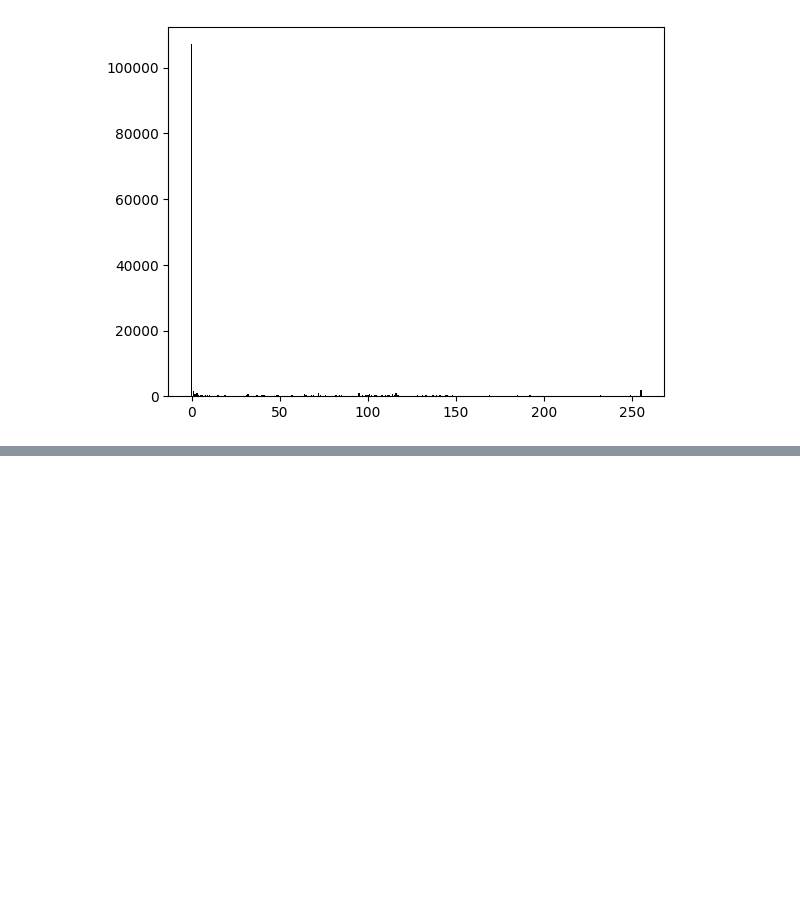
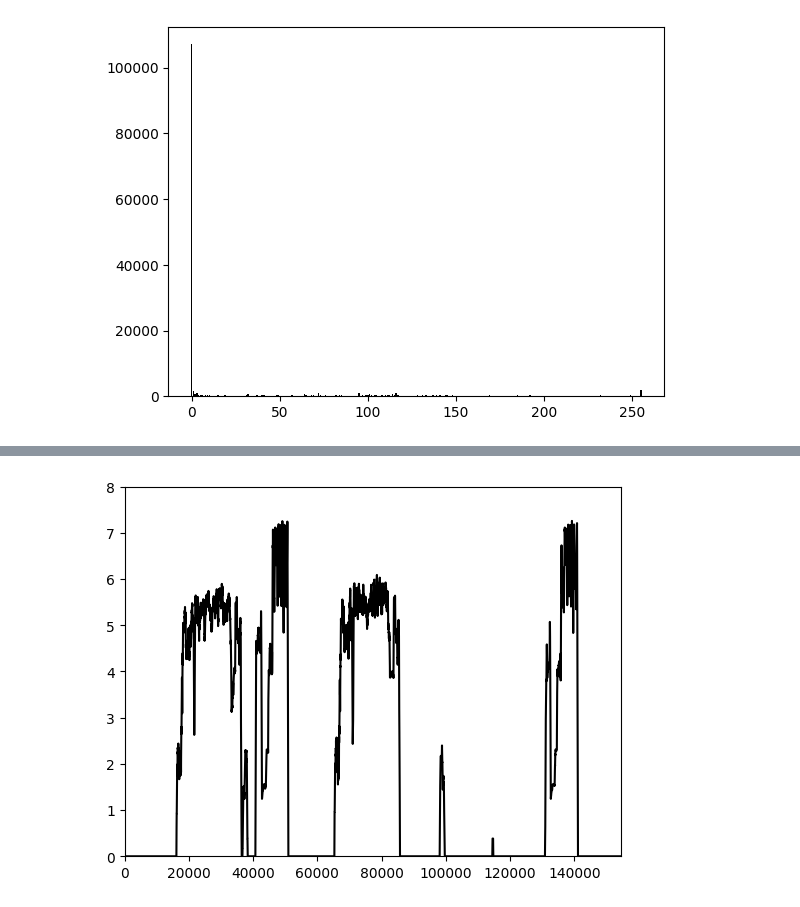
Before and after one commit to maton369/Python_Binary, a Jupyter notebook: chapter2/0.ipynb, the cells around one changed output, grey strips where cells are left out. Saved outputs shown, nothing was run; the diff lists cells and outputs as text; code cells hidden in the pictures; blank space fills up the shorter version.

```diff
--- a/chapter2/0.ipynb
+++ b/chapter2/0.ipynb
@@ -266,0 +316,4 @@ histgram("/bin/ls")
+# %%
+entropy_256("/bin/ls")
+# %% [output]
+[figure, added]
```
Also changed, not shown: parts of 5 cells of this notebook.
